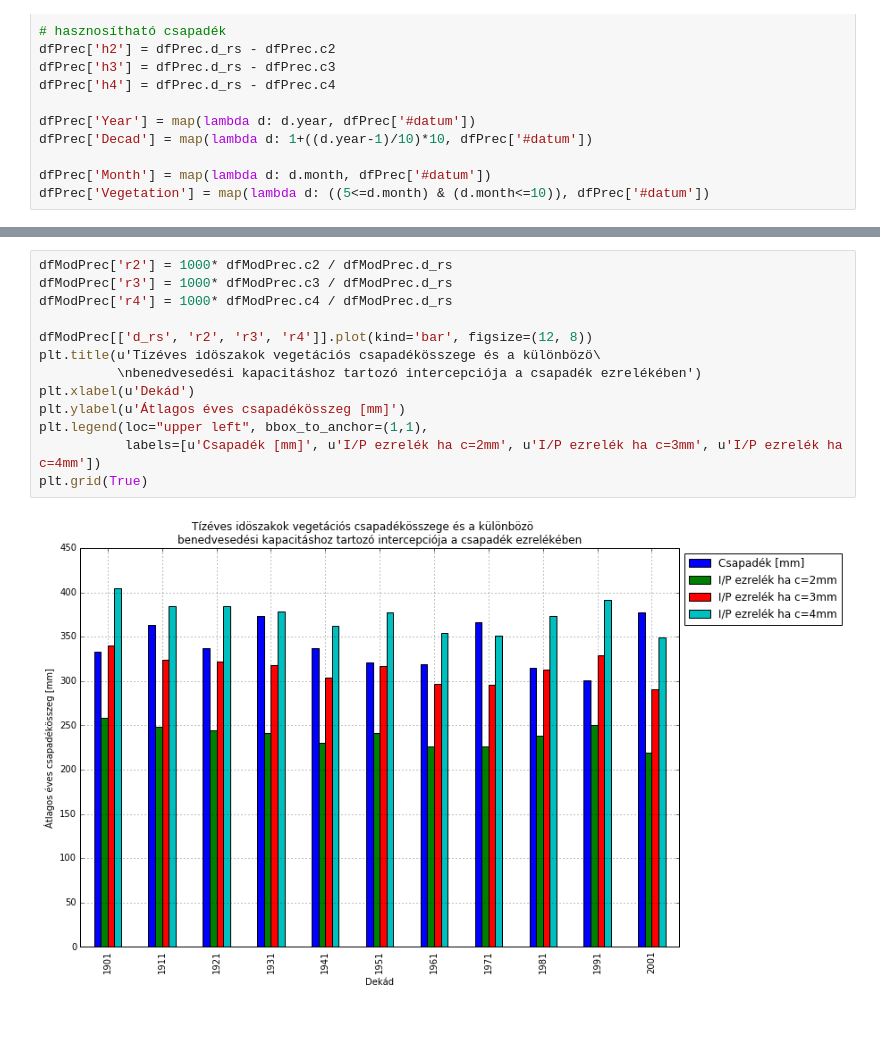
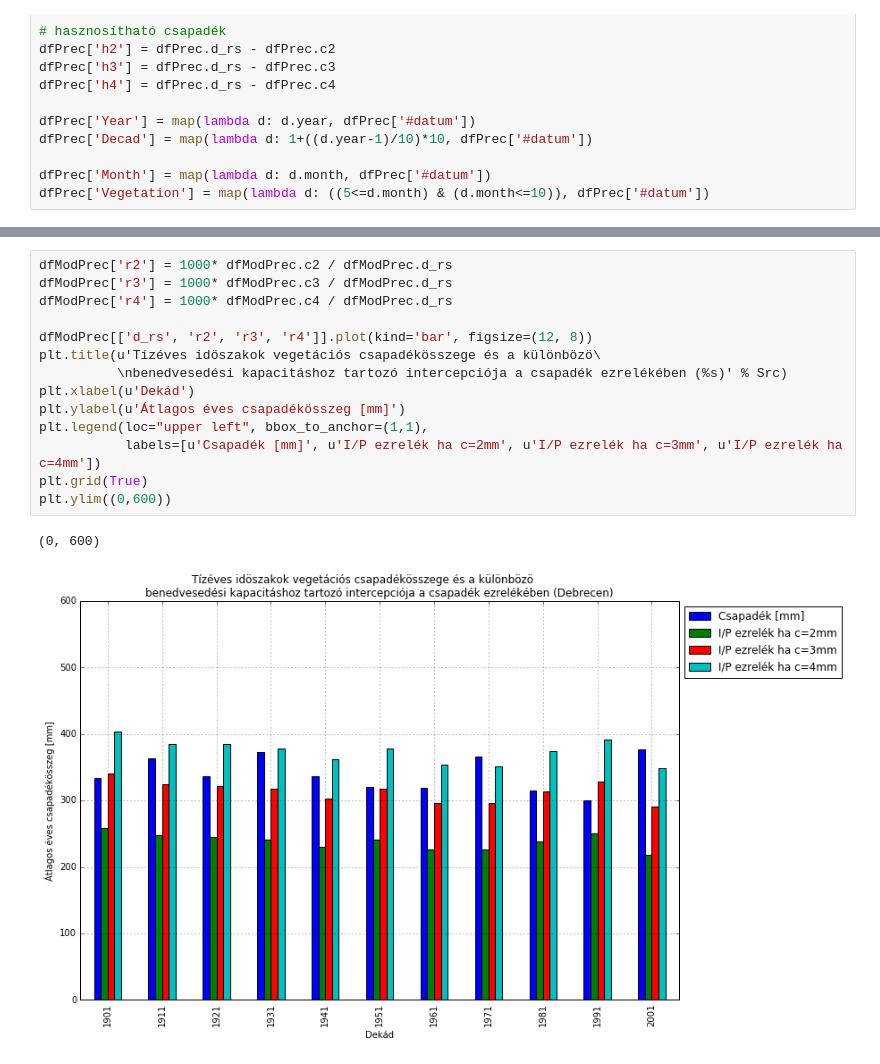
Before and after one commit to jsheperd/forest_water, a Jupyter notebook: notebook/debrecen.ipynb, the cells around one changed output, grey strips where cells are left out. Drawn from its saved outputs; the diff is of its cells as text; blank space fills up the shorter version.

Commit message:
Tune up charts

```diff
--- a/notebook/debrecen.ipynb
+++ b/notebook/debrecen.ipynb
@@ -124,15 +126,17 @@ plt.grid(True)
 # %%
 dfModPrec['r2'] = 1000* dfModPrec.c2 / dfModPrec.d_rs
 dfModPrec['r3'] = 1000* dfModPrec.c3 / dfModPrec.d_rs
 dfModPrec['r4'] = 1000* dfModPrec.c4 / dfModPrec.d_rs
 
 dfModPrec[['d_rs', 'r2', 'r3', 'r4']].plot(kind='bar', figsize=(12, 8))
 plt.title(u'Tízéves idöszakok vegetációs csapadékösszege és a különbözö\
-          \nbenedvesedési kapacitáshoz tartozó intercepciója a csapadék ezrelékében')
+          \nbenedvesedési kapacitáshoz tartozó intercepciója a csapadék ezrelékében (%s)' % Src)
 plt.xlabel(u'Dekád')
 plt.ylabel(u'Átlagos éves csapadékösszeg [mm]')
 plt.legend(loc="upper left", bbox_to_anchor=(1,1),
            labels=[u'Csapadék [mm]', u'I/P ezrelék ha c=2mm', u'I/P ezrelék ha c=3mm', u'I/P ezrelék ha c=4mm'])
 plt.grid(True)
+plt.ylim((0,600))
 # %% [output]
+(0, 600)
-[figure, old version]
+[figure, new version]
```
Also changed, not shown: parts of 1 cell of this notebook, 4 other files.
